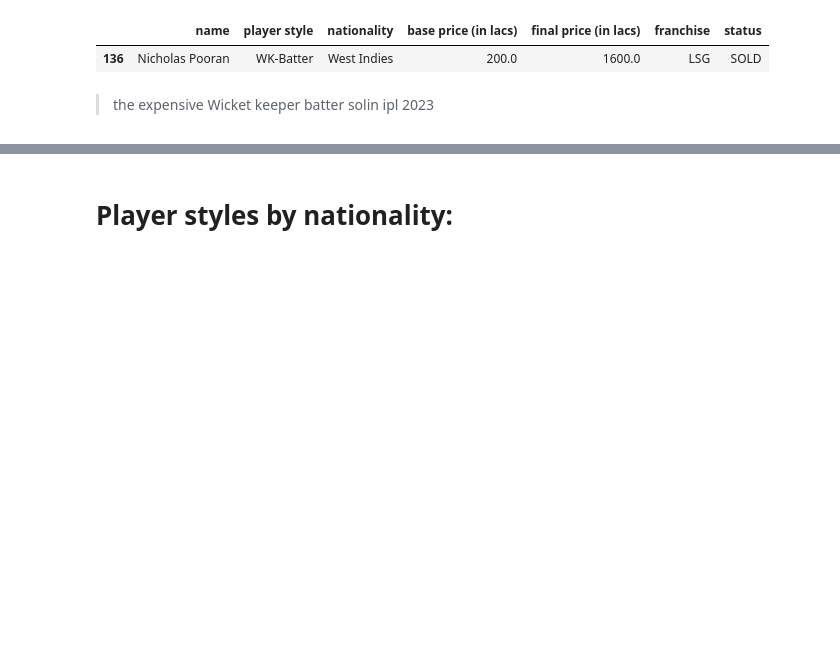
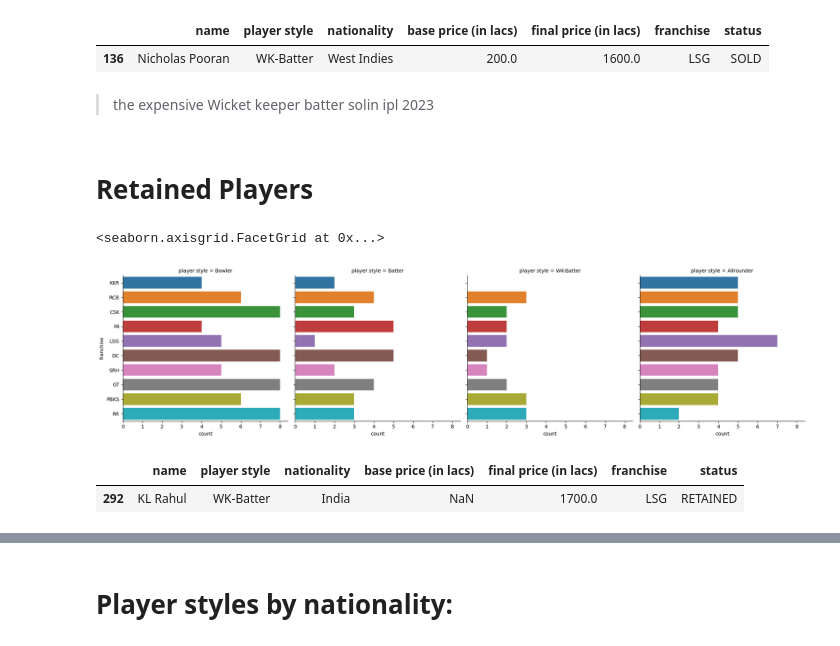
Before and after one commit to Uzair-A-Jokhio/Data_Projects, a Jupyter notebook: ipl-2023-auction-eda.ipynb, the cells around one changed output, grey strips where cells are left out. Drawn from its saved outputs; the diff is of its cells as text; code cells hidden in the pictures; blank space fills up the shorter version.

```diff
--- a/ipl-2023-auction-eda.ipynb
+++ b/ipl-2023-auction-eda.ipynb
@@ -155,3 +159,18 @@ exp_keeper
 | 136 | Nicholas Pooran | WK-Batter | West Indies | 200.0 | 1600.0 | LSG | SOLD |
 # %% [markdown]
 >  the expensive Wicket keeper batter solin ipl 2023
+# %% [markdown]
+# Retained Players
+# %%
+ret_player = ipl_player[ipl_player['status'] == 'RETAINED']
+# %%
+sns.catplot(data=ret_player, y='franchise', kind='count', col='player style')
+# %% [output]
+<seaborn.axisgrid.FacetGrid at 0x...>
+[figure, added]
+# %%
+ret_exp_ply = ret_player[ret_player['final price (in lacs)'] == ret_player['final price (in lacs)'].max()]
+ret_exp_ply
+# %% [output]
+|  | name | player style | nationality | base price (in lacs) | final price (in lacs) | franchise | status |
+| 292 | KL Rahul | WK-Batter | India | NaN | 1700.0 | LSG | RETAINED |
```
Also changed, not shown: parts of 15 cells of this notebook.
